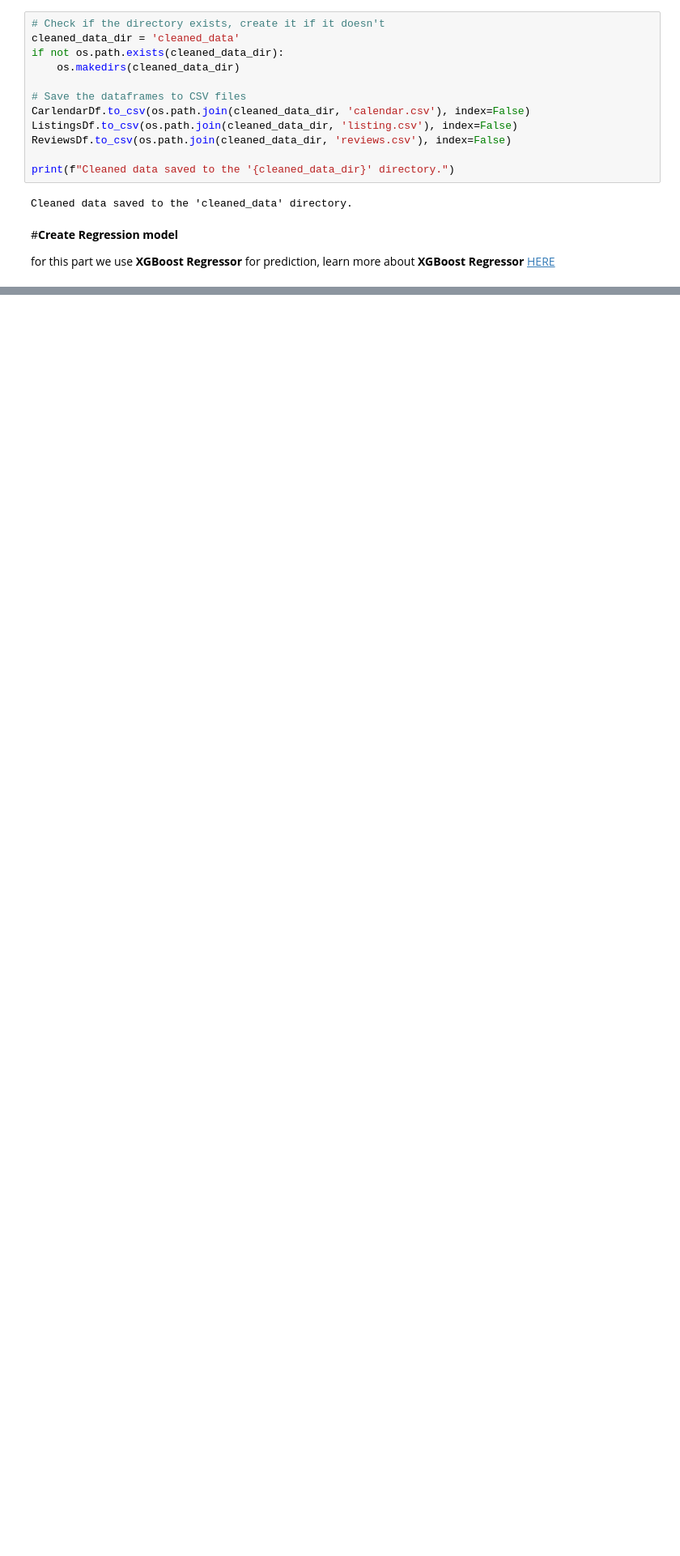
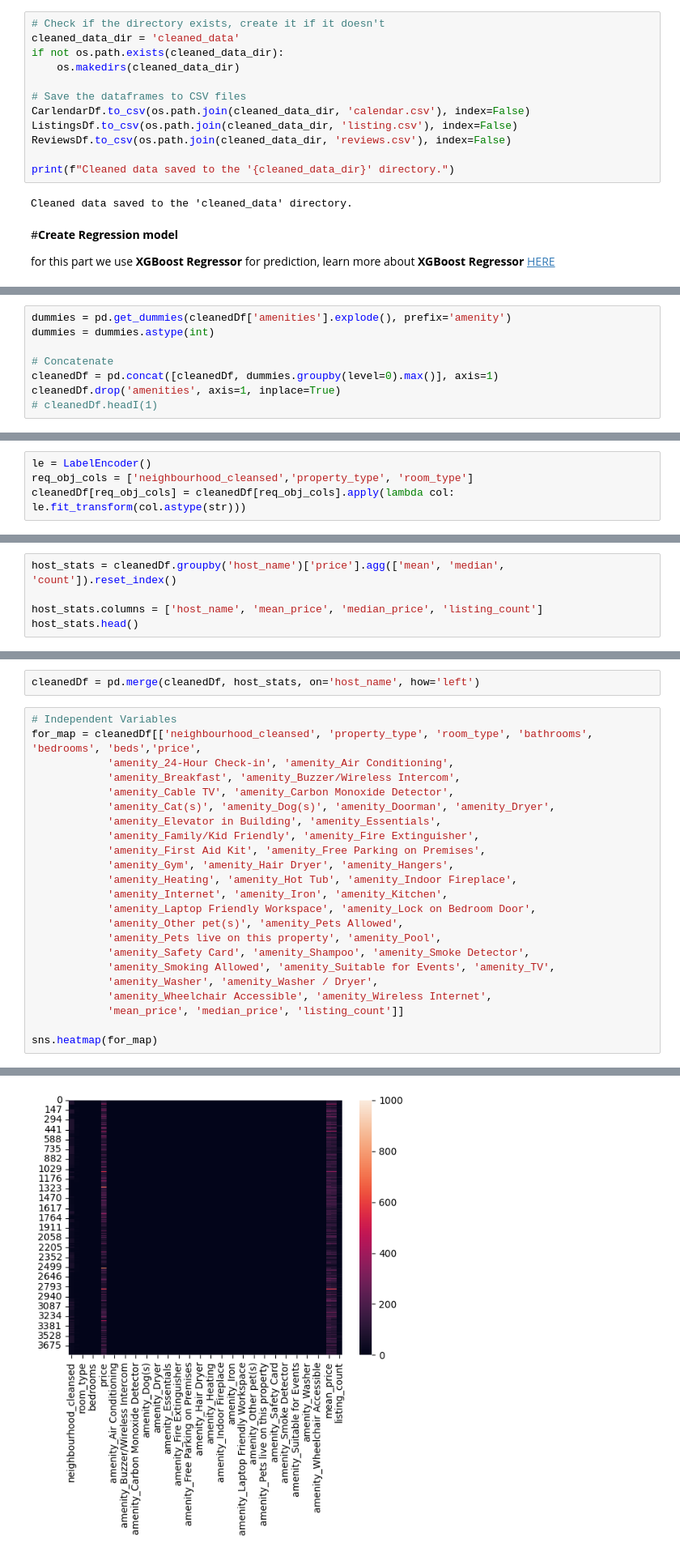
Before and after one commit to Attachai-S/cp372-125PN-131AS-132AY, a Jupyter notebook: cp372_report.ipynb, the cells around one changed output, grey strips where cells are left out. Shown at 81% size. Saved outputs shown, nothing was run; the diff lists cells and outputs as text; blank space fills up the shorter version.

```diff
--- a/cp372_report.ipynb
+++ b/cp372_report.ipynb
@@ -492,0 +517,8 @@ for this part we use **XGBoost Regressor** for prediction, learn more about **XG
+# %%
+dummies = pd.get_dummies(cleanedDf['amenities'].explode(), prefix='amenity')
+dummies = dummies.astype(int)
+
+# Concatenate
+cleanedDf = pd.concat([cleanedDf, dummies.groupby(level=0).max()], axis=1)
+cleanedDf.drop('amenities', axis=1, inplace=True)
+# cleanedDf.headI(1)
@@ -492,0 +531,4 @@ for this part we use **XGBoost Regressor** for prediction, learn more about **XG
+# %%
+le = LabelEncoder()
+req_obj_cols = ['neighbourhood_cleansed','property_type', 'room_type']
+cleanedDf[req_obj_cols] = cleanedDf[req_obj_cols].apply(lambda col: le.fit_transform(col.astype(str)))
@@ -492,0 +541,5 @@ for this part we use **XGBoost Regressor** for prediction, learn more about **XG
+# %%
+host_stats = cleanedDf.groupby('host_name')['price'].agg(['mean', 'median', 'count']).reset_index()
+
+host_stats.columns = ['host_name', 'mean_price', 'median_price', 'listing_count']
+host_stats.head()
@@ -492,0 +553,26 @@ for this part we use **XGBoost Regressor** for prediction, learn more about **XG
+# %%
+cleanedDf = pd.merge(cleanedDf, host_stats, on='host_name', how='left')
+# %%
+# Independent Variables
+for_map = cleanedDf[['neighbourhood_cleansed', 'property_type', 'room_type', 'bathrooms', 'bedrooms', 'beds','price',
+            'amenity_24-Hour Check-in', 'amenity_Air Conditioning',
+            'amenity_Breakfast', 'amenity_Buzzer/Wireless Intercom',
+            'amenity_Cable TV', 'amenity_Carbon Monoxide Detector',
+            'amenity_Cat(s)', 'amenity_Dog(s)', 'amenity_Doorman', 'amenity_Dryer',
+            'amenity_Elevator in Building', 'amenity_Essentials',
+            'amenity_Family/Kid Friendly', 'amenity_Fire Extinguisher',
+            'amenity_First Aid Kit', 'amenity_Free Parking on Premises',
+            'amenity_Gym', 'amenity_Hair Dryer', 'amenity_Hangers',
+            'amenity_Heating', 'amenity_Hot Tub', 'amenity_Indoor Fireplace',
+            'amenity_Internet', 'amenity_Iron', 'amenity_Kitchen',
+            'amenity_Laptop Friendly Workspace', 'amenity_Lock on Bedroom Door',
+            'amenity_Other pet(s)', 'amenity_Pets Allowed',
+            'amenity_Pets live on this property', 'amenity_Pool',
+            'amenity_Safety Card', 'amenity_Shampoo', 'amenity_Smoke Detector',
+            'amenity_Smoking Allowed', 'amenity_Suitable for Events', 'amenity_TV',
+            'amenity_Washer', 'amenity_Washer / Dryer',
+            'amenity_Wheelchair Accessible', 'amenity_Wireless Internet',
+            'mean_price', 'median_price', 'listing_count']]
+
+sns.heatmap(for_map)
+# %% [output]
@@ -492,0 +580 @@ for this part we use **XGBoost Regressor** for prediction, learn more about **XG
+[figure, added]
```
Also changed, not shown: parts of 17 cells of this notebook.
